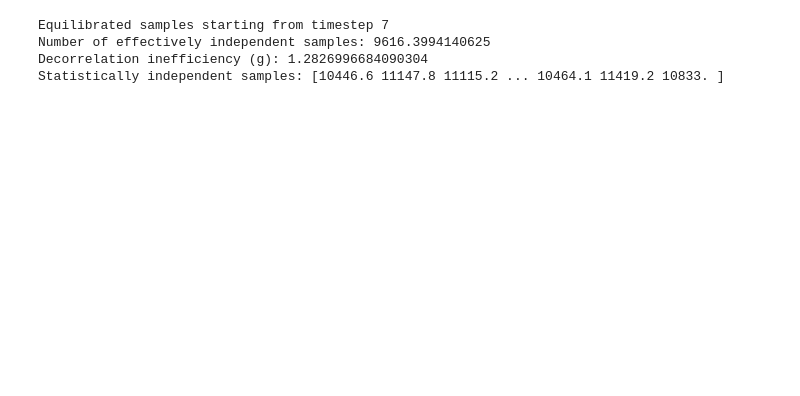
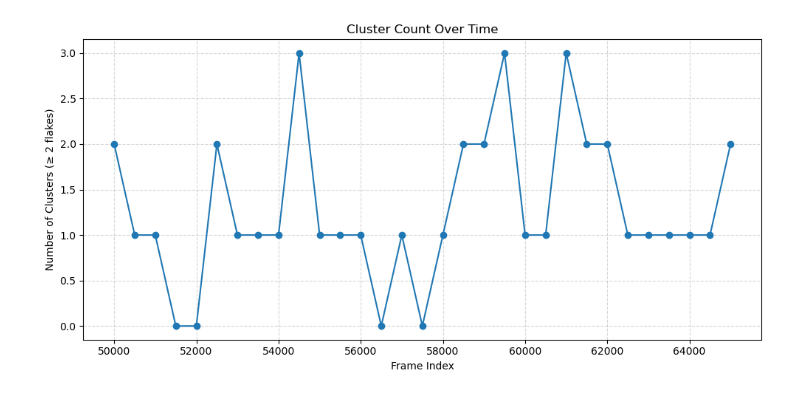
Before and after one commit to eridanirojas/mxene, a Jupyter notebook: working_examples/cme_utils_clustering.ipynb, the cells around one changed output. Saved outputs shown, nothing was run; the diff lists cells and outputs as text; code cells hidden in the pictures; blank space fills up the shorter version.

```diff
--- a/working_examples/cme_utils_clustering.ipynb
+++ b/working_examples/cme_utils_clustering.ipynb
@@ -124,17 +109,42 @@ Flake cluster 6 (size=2): [8, 9]
-# %%
-from cmeutils import sampling
-
-data = np.genfromtxt("100_10mer10f_0.0005dt_7kT_large.txt", names=True, dtype=None)
-potential_energy = data['mdcomputeThermodynamicQuantitiespotential_energy'][50000:]
-
-uncorr_sample, uncorr_indices, prod_start, Neff = sampling.equil_sample(potential_energy)
-
-print(f"Equilibrated samples starting from timestep {prod_start}")
-print(f"Number of effectively independent samples: {Neff}")
-print(f"Decorrelation inefficiency (g): {Neff / len(uncorr_sample)}")
-print(f"Statistically independent samples: {uncorr_sample}")
-# %% [output]
-Equilibrated samples starting from timestep 7
-Number of effectively independent samples: 9616.3994140625
-Decorrelation inefficiency (g): 1.2826996684090304
-Statistically independent samples: [10446.6 11147.8 11115.2 ... 10464.1 11419.2 10833. ]
+# %%
+def count_clusters_over_time(gsd_file, cutoff=2.0, start=0, stop=None, step=1, plot=True):
+    total_frames = len(gsd_file)
+    stop = stop or total_frames
+
+    frame_indices = []
+    cluster_counts = []
+
+    for i in range(start, stop, step):
+        snap = gsd_file[i]
+        delete_chains = gsd_utils.snap_delete_types(snap, 'A')
+        flakes = gsd_utils.get_molecule_cluster(snap=delete_chains)
+
+        coms, flake_ids = compute_flake_COMs_with_PBC(snap, flakes)
+        neighbors = find_neighbors(coms, flake_ids, cutoff)
+        clusters = find_clusters(neighbors)
+
+        num_real_clusters = sum(1 for cluster in clusters if len(cluster) >= 2)
+
+        frame_indices.append(i)
+        cluster_counts.append(num_real_clusters)
+
+    if plot:
+        plt.figure(figsize=(10, 5))
+        plt.plot(frame_indices, cluster_counts, marker='o', linestyle='-')
+        plt.xlabel("Frame Index")
+        plt.ylabel("Number of Clusters (≥ 2 flakes)")
+        plt.title("Cluster Count Over Time")
+        plt.grid(True, linestyle='--', alpha=0.5)
+        plt.tight_layout()
+        plt.show()
+
+    return frame_indices, cluster_counts
+# %%
+frame_indices, cluster_counts = count_clusters_over_time(
+    gsd_file = gsd_file,
+    cutoff=cutoff,
+    start=50000,
+    step=500
+)
+# %% [output]
+[figure, added]
```
Also changed, not shown: parts of 2 cells of this notebook.
